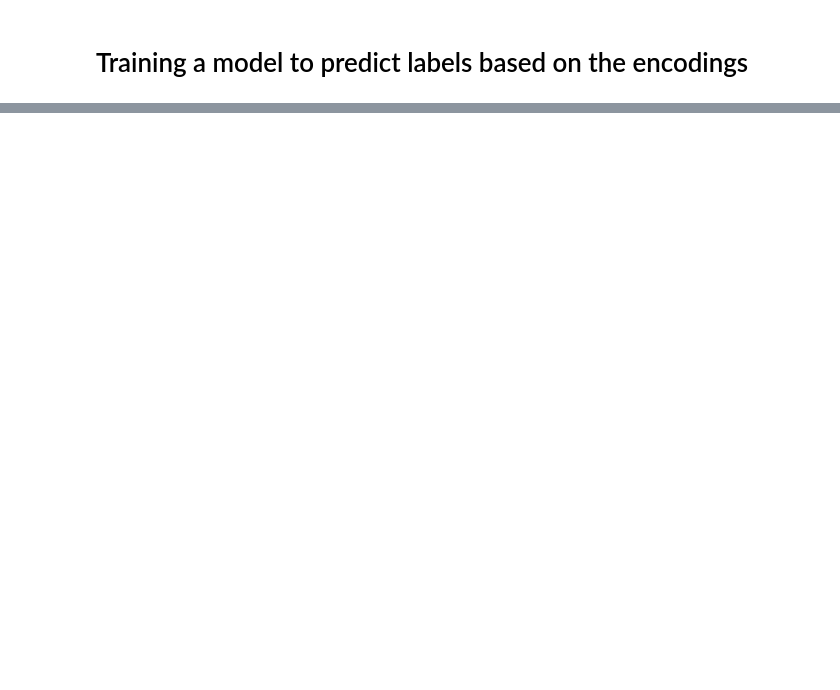
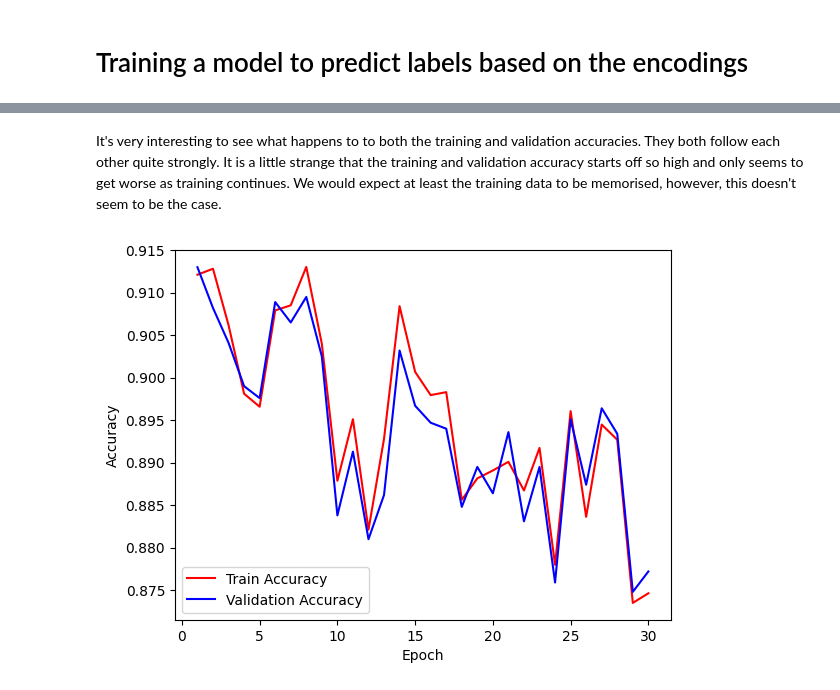
Before and after one commit to ClassicMMT/Neural-Networks, a Jupyter notebook: Auto Encoders/First Autoencoder.ipynb, the cells around one changed output, grey strips where cells are left out. Cells and saved outputs as stored; diff of their text form; code cells hidden in the pictures; blank space fills up the shorter version.

```diff
--- a/Auto Encoders/First Autoencoder.ipynb
+++ b/Auto Encoders/First Autoencoder.ipynb
@@ -219,0 +251,31 @@ for i in range(n_examples):
+# %%
+classifier = StandardConvnet().to(device)
+optimizer = torch.optim.Adam(classifier.parameters(), lr = 0.01)
+criterion = nn.CrossEntropyLoss()
+
+train_accuracies = []
+validation_accuracies = []
+
+n_epochs = 30
+for epoch in range(n_epochs):
+    epoch_loss = 0
+    for features, labels in train_loader:
+        features, labels = features.to(device), labels.to(device)
+
+        # Encoding
+        features_encoded = encoder(features, encode = True).detach()
+
+        # Forward pass
+        outputs = classifier(features_encoded)
+        loss = criterion(outputs, labels) # (input, target)
+
+        # Backward pass
+        optimizer.zero_grad()
+        loss.backward()
+        optimizer.step()
+
+        epoch_loss += loss.item()
+    printf(f'Epoch: {epoch + 1}/{n_epochs}, Epoch loss: {epoch_loss:.4f}, Avg loss: {epoch_loss / len(train_loader):.4f}')
+
+    train_accuracies += [evaluation(model = classifier, encoder = encoder, test = False)]
+    validation_accuracies += [evaluation(model = classifier, encoder = encoder, test = True)]
@@ -219,0 +284,10 @@ for i in range(n_examples):
+# %% [markdown]
+It's very interesting to see what happens to to both the training and validation accuracies. They both follow each other quite strongly. It is a little strange that the training and validation accuracy starts off so high and only seems to get worse as training continues. We would expect at least the training data to be memorised, however, this doesn't seem to be the case.
+# %%
+plt.plot(torch.arange(n_epochs) + 1, train_accuracies, color = 'red')
+plt.plot(torch.arange(n_epochs) + 1, validation_accuracies, color = 'blue')
+plt.xlabel('Epoch'); plt.ylabel('Accuracy')
+plt.legend(['Train Accuracy', "Validation Accuracy"], loc = 'lower left')
+plt.show()
+# %% [output]
+[figure, added]
```
Also changed, not shown: parts of 14 cells of this notebook, 2 other files.
